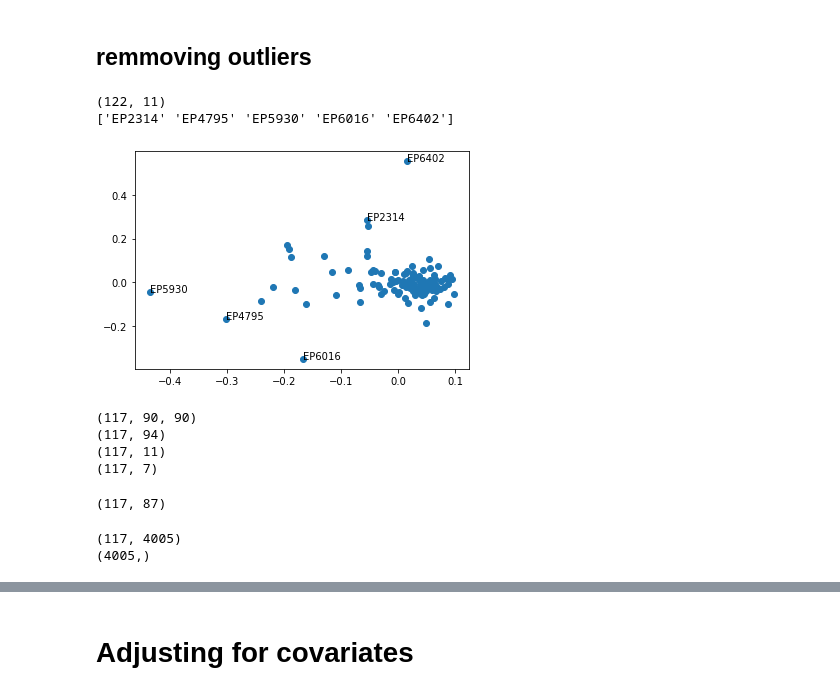
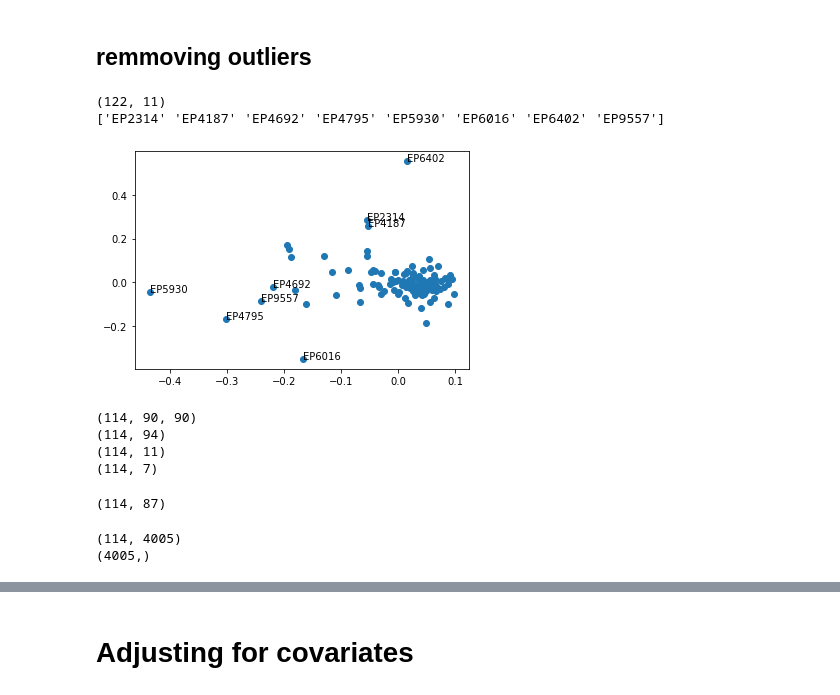
Before and after one commit to lehai-ml/schizophrenia_PRS, a Jupyter notebook: results_schizophrenia.ipynb, the cells around one changed output, grey strips where cells are left out. Saved outputs shown, nothing was run; the diff lists cells and outputs as text; code cells hidden in the pictures.

```diff
--- a/results_schizophrenia.ipynb
+++ b/results_schizophrenia.ipynb
@@ -59,24 +59,24 @@ these 17 individuals do not have connectivity matrices or structural data: ['EP1
 # %%
 #outlier removal from 2 ancestral principal(?) components.
 
 #matching available ancestrial PC ID
 european_ancestral_PCA_w_outliers=preprocessing.extract_by_ID(european_ID_list,ancestral_PCA_european['ID'],ancestral_PCA_european)
 print(european_ancestral_PCA_w_outliers.shape)
 
 from scipy import stats
 zscores=np.abs(stats.zscore(european_ancestral_PCA_w_outliers[:,1:3].astype('float64'),axis=0))
-outliers=np.where(zscores>=3)[0]#remove anything more than 3 st. deviation from the mean.
+outliers=np.where(zscores>=2.5)[0]#remove anything more than 3 st. deviation from the mean.
 print(european_ancestral_PCA_w_outliers[outliers,0])
 #removing outliers using the ancestrial PCA
 
 fig,ax= plt.subplots()
 ax.scatter(european_ancestral_PCA_w_outliers[:,1],european_ancestral_PCA_w_outliers[:,2])
 for i,txt in enumerate(european_ancestral_PCA_w_outliers[outliers,0]):
     ax.annotate(txt,(european_ancestral_PCA_w_outliers[outliers,1][i],european_ancestral_PCA_w_outliers[outliers,2][i]))
 # %% [output]
 (122, 11)
-['EP2314' 'EP4795' 'EP5930' 'EP6016' 'EP6402']
+['EP2314' 'EP4187' 'EP4692' 'EP4795' 'EP5930' 'EP6016' 'EP6402' 'EP9557']
-[figure, old version]
+[figure, new version]
 # %%
 #Updated lists to remove the outliers:
 
@@ -97,10 +97,10 @@ print(european_ancestral_PCA.shape)
 european_prs_schizophrenia=preprocessing.extract_by_ID(european_ID_list_without_outliers,schizophrenia_high_scores_european['ID'],schizophrenia_high_scores_european)
 print(european_prs_schizophrenia.shape)
 # %% [output]
-(117, 90, 90)
-(117, 94)
-(117, 11)
-(117, 7)
+(114, 90, 90)
+(114, 94)
+(114, 11)
+(114, 7)
 # %%
 #extracting ages, total volume, gender
 european_age_at_scan=european_structural_matrices_schizophrenia[:,2]
@@ -112,7 +112,7 @@ european_icv=np.sum(european_volumes,axis=1)
 
 print(european_volumes.shape)
 # %% [output]
-(117, 87)
+(114, 87)
 # %%
 #extracting the lower triangles of the connectivity matrices and make them into 1D vectors of size (4005,)
 inputs_european_connectivity_matrices_schizophrenia=np.asarray(list(map(preprocessing.lower_triangle,european_connectivity_matrices_schizophrenia)))
@@ -121,5 +121,5 @@ combinations=preprocessing.lower_triangle(ROIs_combinations)
 print(inputs_european_connectivity_matrices_schizophrenia.shape)
 print(combinations.shape)
 # %% [output]
-(117, 4005)
+(114, 4005)
 (4005,)
```
Also changed, not shown: parts of 18 cells of this notebook, 1 other file.
